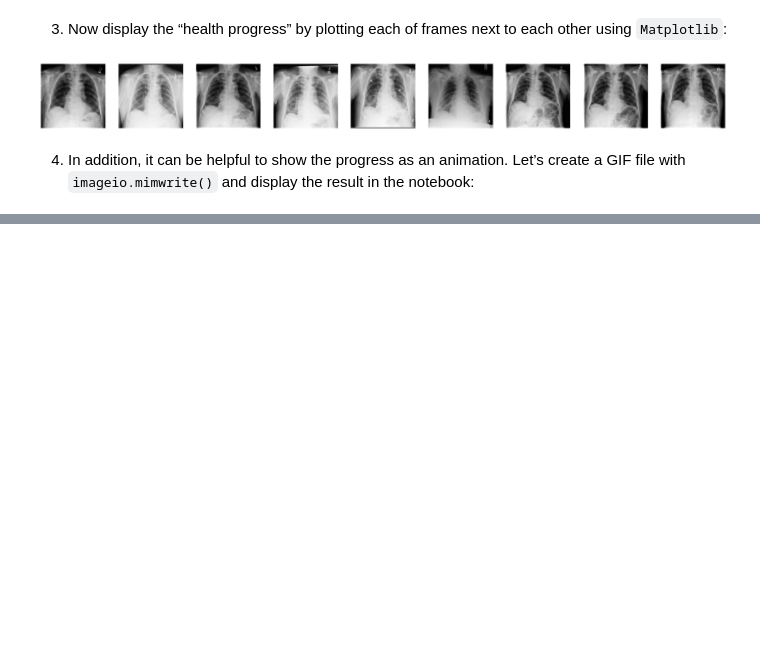
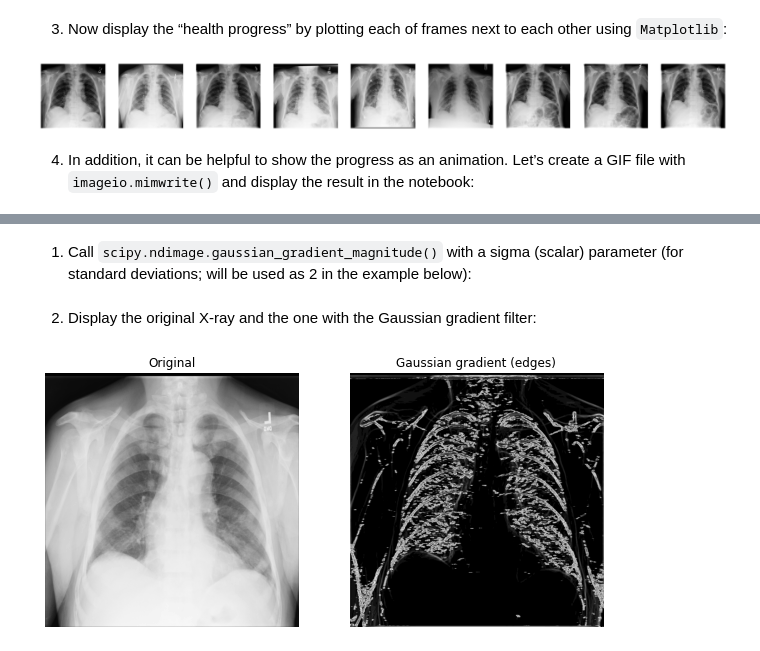
Before and after one commit to rifatrakib/practical-numpy, a Jupyter notebook: xray-detector.ipynb, the cells around one changed output, grey strips where cells are left out. Cells and saved outputs as stored; diff of their text form; code cells hidden in the pictures; blank space fills up the shorter version.

```diff
--- a/xray-detector.ipynb
+++ b/xray-detector.ipynb
@@ -101,0 +137,20 @@ imageio.v2.mimwrite(GIF_PATH, combined_xray_images_1, format=".gif", fps=1)
+# %% [markdown]
+1. Call `scipy.ndimage.gaussian_gradient_magnitude()` with a sigma (scalar) parameter (for standard deviations; will be used as 2 in the example below):
+# %%
+xray_image_gaussian_gradient = ndimage.gaussian_gradient_magnitude(xray_image, sigma=2)
+# %% [markdown]
+2. Display the original X-ray and the one with the Gaussian gradient filter:
+# %%
+fig, axes = plt.subplots(nrows=1, ncols=2, figsize=(10, 10))
+
+axes[0].set_title("Original")
+axes[0].imshow(xray_image, cmap="gray")
+axes[1].set_title("Gaussian gradient (edges)")
+axes[1].imshow(xray_image_gaussian_gradient, cmap="gray")
+
+for i in axes:
+    i.axis("off")
+
+plt.show()
+# %% [output]
+[figure, added]
```
Also changed, not shown: parts of 21 cells of this notebook.
